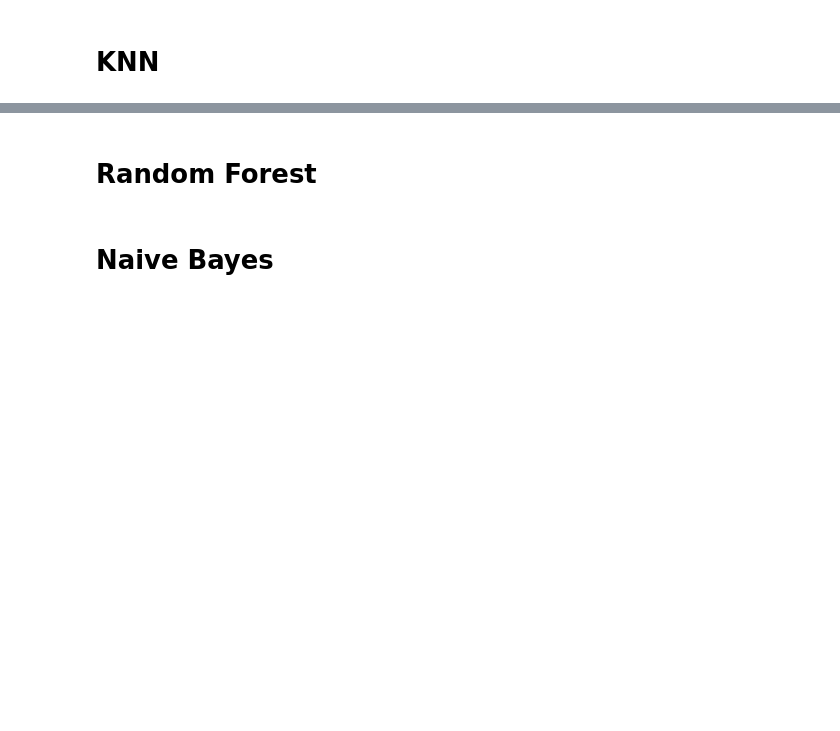
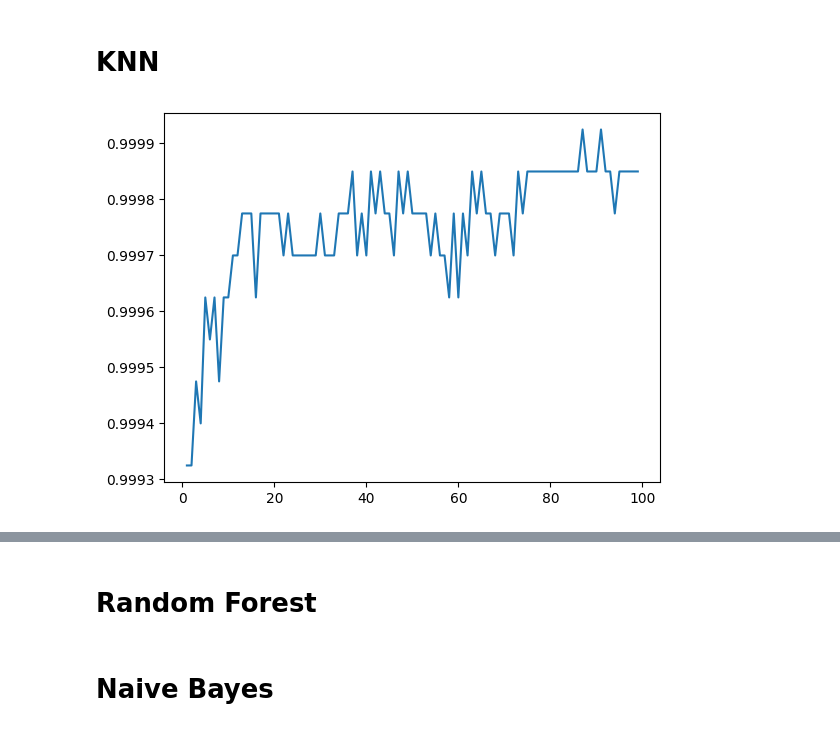
Before and after one commit to yousefkotp/MAGIC-Gamma-Telescope-Classification, a Jupyter notebook: notebook.ipynb, the cells around one changed output, grey strips where cells are left out. Drawn from its saved outputs; the diff is of its cells as text; code cells hidden in the pictures; blank space fills up the shorter version.

```diff
--- a/notebook.ipynb
+++ b/notebook.ipynb
@@ -61,15 +115,21 @@ plt.show()
 # %%
 greatestScore = 0
 greatestK = 0
+scores = []
 for k in range(1,100):
     model = KNeighborsClassifier(n_neighbors=k)
     # scores = cross_validate(model, x_train, y_train, cv=10,scoring='accuracy')
     # score = scores['test_score'].mean()
-    scores = cross_val_score(model, x_train, y_train, cv=10)
-    score = scores.mean()
+    z = cross_val_score(model, x_train, y_train, cv=10)
+    scores.append(z.mean())
+    score = z.mean()
     if score > greatestScore:
         greatestScore = score
         greatestK = k
+plt.plot(range(1,100),scores)
+plt.show()
+# %% [output]
+[figure, added]
 # %%
 greatestK
 # %% [output]
```
Also changed, not shown: parts of 13 cells of this notebook.
